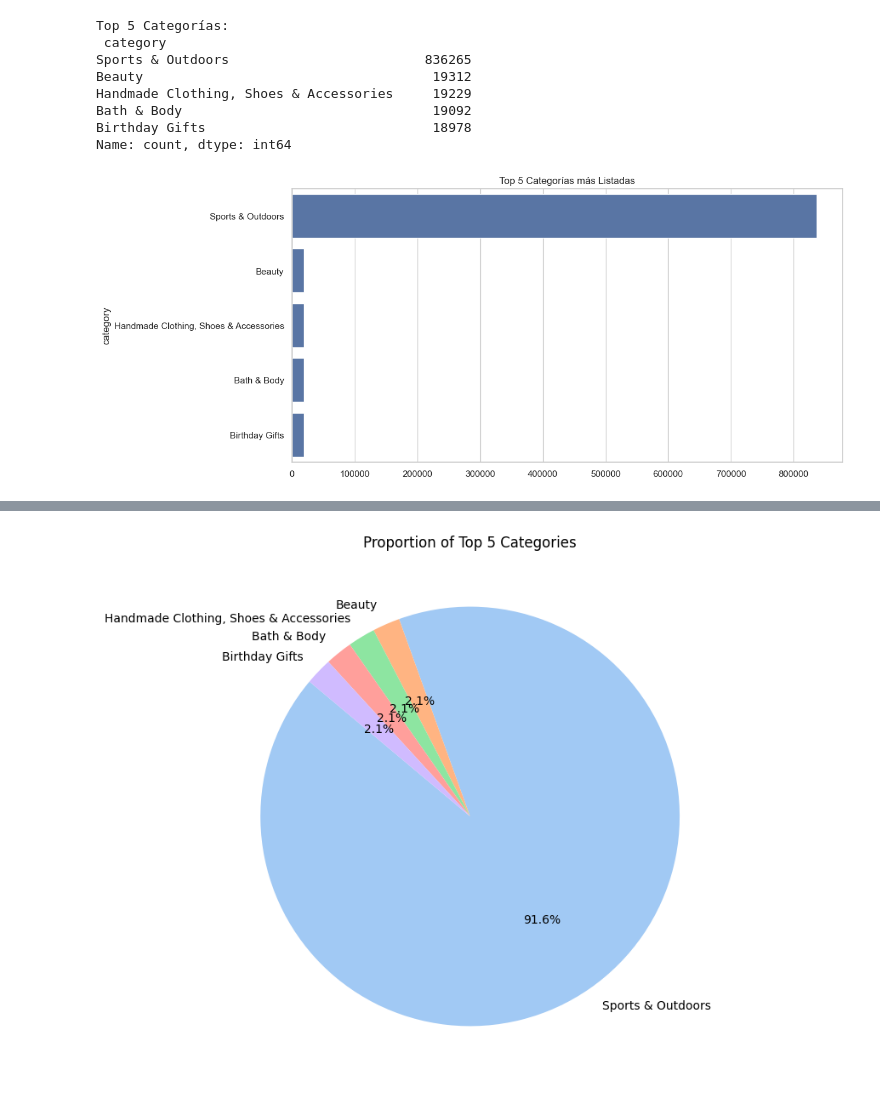
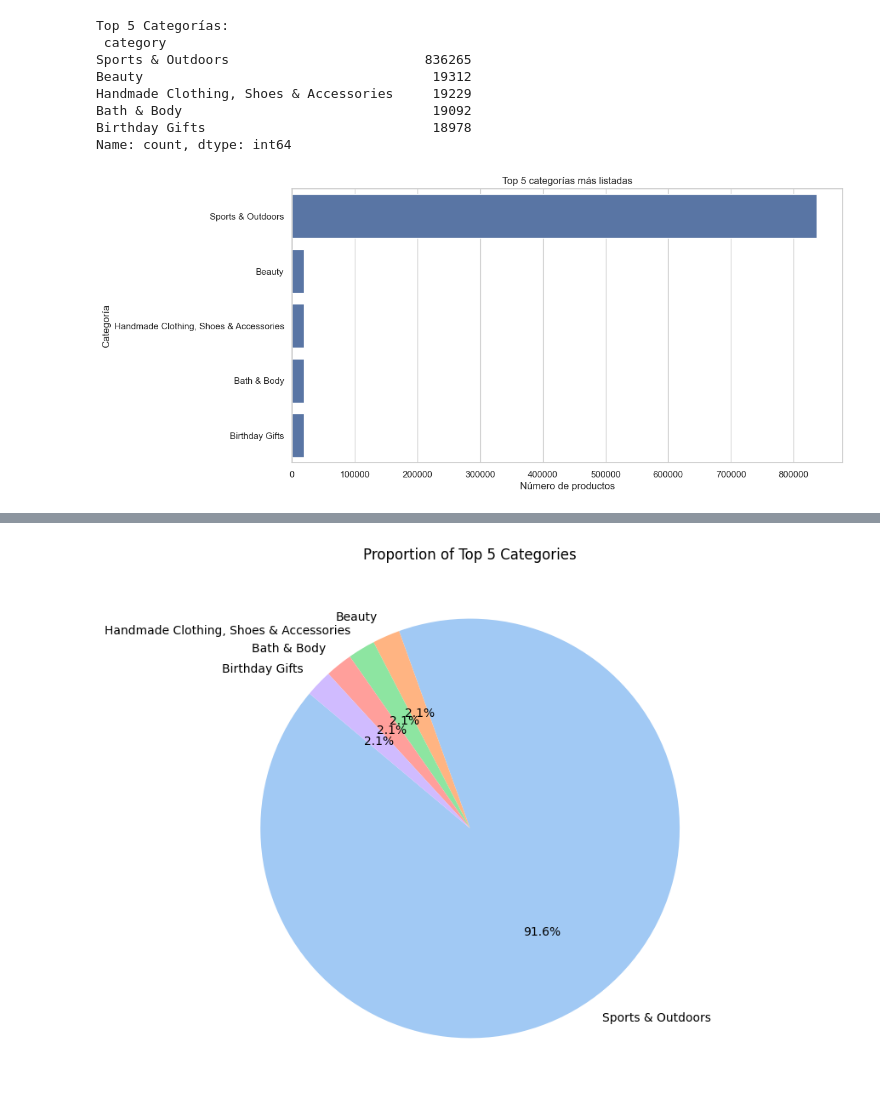
Before and after one commit to nailaikhenazenni-afk/lab-eda-univariate, a Jupyter notebook: lab_eda_unvariata.ipynb, the cells around one changed output, grey strips where cells are left out. Cells and saved outputs as stored; diff of their text form; code cells hidden in the pictures.

```diff
--- a/lab_eda_unvariata.ipynb
+++ b/lab_eda_unvariata.ipynb
@@ -22,10 +22,13 @@ Birthday Gifts                             18978
 Name: count, dtype: int64
 # %%
 # Visualización: Barras para Top categorías
+
 plt.figure(figsize=(12, 6))
 sns.barplot(x=top_5_categories.values, y=top_5_categories.index)
-plt.title('Top 5 Categorías más Listadas')
+plt.title('Top 5 categorías más listadas')
+plt.xlabel('Número de productos')
+plt.ylabel('Categoría')
 plt.show()
 # %% [output]
-[figure, old version]
+[figure, new version]
 # %% [markdown]
```
Also changed, not shown: parts of 5 cells of this notebook.
